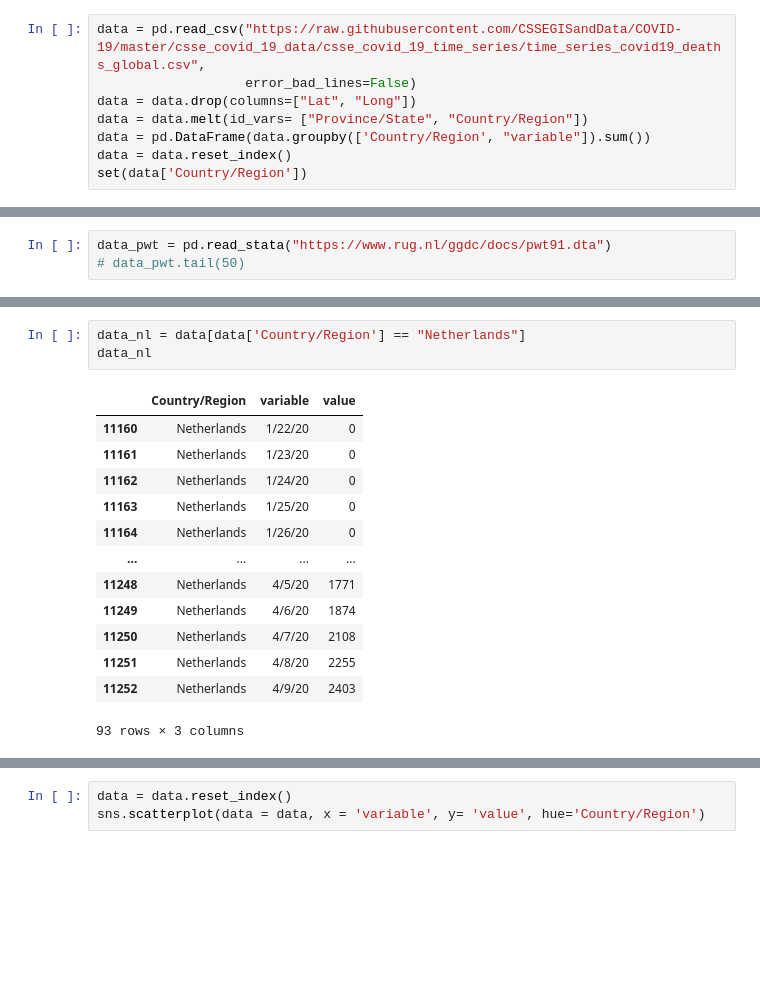
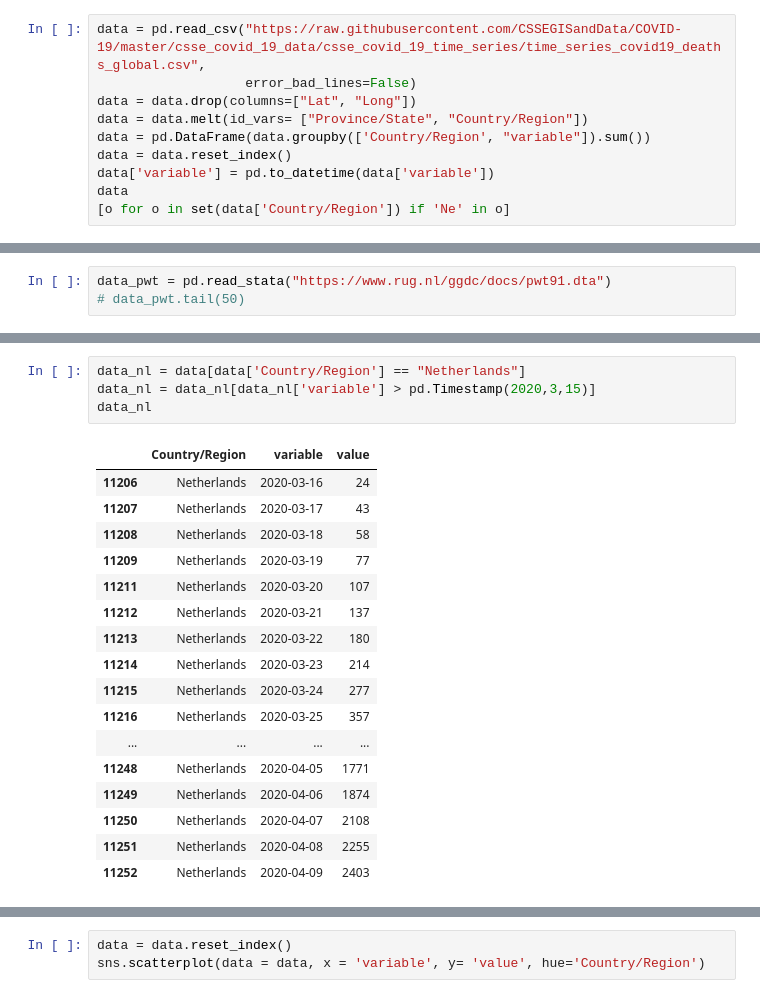
Before and after one commit to takotab/turbolamp, a Jupyter notebook: nbs/index.ipynb, the cells around one changed output, grey strips where cells are left out. Drawn from its saved outputs; the diff is of its cells as text; blank space fills up the shorter version.

Commit message:
netherlands

```diff
--- a/nbs/index.ipynb
+++ b/nbs/index.ipynb
@@ -27,5 +27,7 @@ data = data.drop(columns=["Lat", "Long"])
 data = data.melt(id_vars= ["Province/State", "Country/Region"])
 data = pd.DataFrame(data.groupby(['Country/Region', "variable"]).sum())
 data = data.reset_index()
-set(data['Country/Region'])
+data['variable'] = pd.to_datetime(data['variable'])
+data
+[o for o in set(data['Country/Region']) if 'Ne' in o]
 # %% [output]
@@ -52,20 +62,25 @@ data_pwt = pd.read_stata("https://www.rug.nl/ggdc/docs/pwt91.dta")
 # %%
 data_nl = data[data['Country/Region'] == "Netherlands"]
+data_nl = data_nl[data_nl['variable'] > pd.Timestamp(2020,3,15)]
 data_nl
 # %% [output]
 |  | Country/Region | variable | value |
-| 11160 | Netherlands | 1/22/20 | 0 |
-| 11161 | Netherlands | 1/23/20 | 0 |
-| 11162 | Netherlands | 1/24/20 | 0 |
-| 11163 | Netherlands | 1/25/20 | 0 |
-| 11164 | Netherlands | 1/26/20 | 0 |
+| 11206 | Netherlands | 2020-03-16 | 24 |
+| 11207 | Netherlands | 2020-03-17 | 43 |
+| 11208 | Netherlands | 2020-03-18 | 58 |
+| 11209 | Netherlands | 2020-03-19 | 77 |
+| 11211 | Netherlands | 2020-03-20 | 107 |
+| 11212 | Netherlands | 2020-03-21 | 137 |
+| 11213 | Netherlands | 2020-03-22 | 180 |
+| 11214 | Netherlands | 2020-03-23 | 214 |
+| 11215 | Netherlands | 2020-03-24 | 277 |
+| 11216 | Netherlands | 2020-03-25 | 357 |
 | ... | ... | ... | ... |
-| 11248 | Netherlands | 4/5/20 | 1771 |
-| 11249 | Netherlands | 4/6/20 | 1874 |
-| 11250 | Netherlands | 4/7/20 | 2108 |
-| 11251 | Netherlands | 4/8/20 | 2255 |
-| 11252 | Netherlands | 4/9/20 | 2403 |
+| 11248 | Netherlands | 2020-04-05 | 1771 |
+| 11249 | Netherlands | 2020-04-06 | 1874 |
+| 11250 | Netherlands | 2020-04-07 | 2108 |
+| 11251 | Netherlands | 2020-04-08 | 2255 |
+| 11252 | Netherlands | 2020-04-09 | 2403 |
-93 rows × 3 columns
 # %%
 plt.subplots(figsize = (30,15))
 plt.xticks(rotation=70)
```
Also changed, not shown: parts of 3 cells of this notebook.
